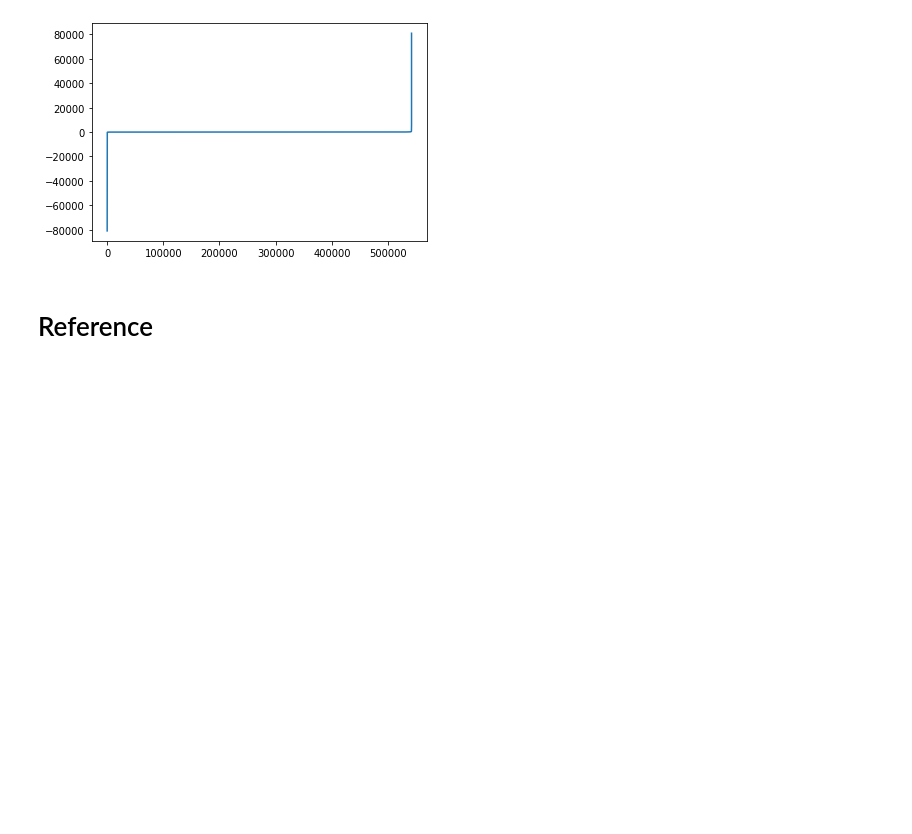
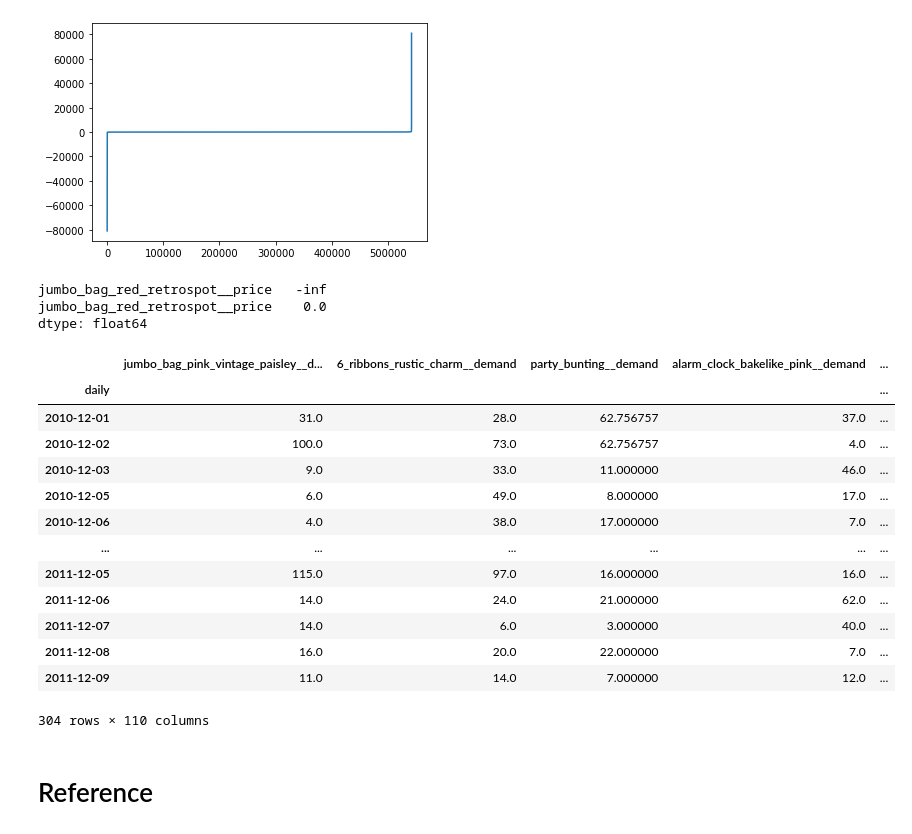
Before and after one commit to squareitall/Supply_Chain_Analytics, a Jupyter notebook: RetailPriceData.ipynb, the cells around one changed output. Cells and saved outputs as stored; diff of their text form; code cells hidden in the pictures; blank space fills up the shorter version.

```diff
--- a/RetailPriceData.ipynb
+++ b/RetailPriceData.ipynb
@@ -30,14 +56,15 @@ df.head()
 df.loc[:,'quantity']=df.loc[:,'quantity'].abs()
 df.loc[:,'unitprice']=df.loc[:,'unitprice'].apply(lambda x: max(0,x))
 
-
-grp_cols=['description','year_month']
-
+# grp_cols=['description','year_month']
+# grp_cols=['description','weekly']
+grp_cols=['description','daily']
+# grp_cols=['description','hourly']
 
 df_q=df.groupby(grp_cols)[['quantity']].sum().unstack()['quantity']
+df_q=df.groupby(['description',
+                 pd.Grouper(key='invoicedate',freq='7D')])[['quantity']].sum().unstack()['quantity']
 df_q.loc[:,'ct_q']=df_q.notna().sum(axis=1)
 
 df_q.loc[:,'sum_q']=df_q.sum(axis=1)
-
-
-df_q.sort_values(by=['ct_q','sum_q'],ascending=False) # We wil try to analyse those producst that have demand across all months
+# df_q.sort_values(by=['ct_q','sum_q'],ascending=False) # We wil try to analyse those producst that have demand across all months
@@ -353,3 +501,32 @@ pd.DataFrame({
+# %%
+xx.isna().sum()
+yy.isna().sum()
+
+# xx.describe().loc['min',:]#.max()
+pd.concat([xx['jumbo_bag_red_retrospot__price'],df_tbu['jumbo_bag_red_retrospot__price']],axis=1).min()
+# %% [output]
+jumbo_bag_red_retrospot__price   -inf
+jumbo_bag_red_retrospot__price    0.0
+dtype: float64
+# %%
+df_tbu.fillna(df_tbu.mean(),inplace=True)
+df_tbu[df_tbu>0].dropna(axis=0)
+# df_tbu
+# %% [output]
+|  | jumbo_bag_pink_vintage_paisley__d... | 6_ribbons_rustic_charm__demand | party_bunting__demand | alarm_clock_bakelike_pink__demand | ... |
+| daily |  |  |  |  | ... |
+| 2010-12-01 | 31.0 | 28.0 | 62.756757 | 37.0 | ... |
+| 2010-12-02 | 100.0 | 73.0 | 62.756757 | 4.0 | ... |
+| 2010-12-03 | 9.0 | 33.0 | 11.000000 | 46.0 | ... |
+| 2010-12-05 | 6.0 | 49.0 | 8.000000 | 17.0 | ... |
+| 2010-12-06 | 4.0 | 38.0 | 17.000000 | 7.0 | ... |
+| ... | ... | ... | ... | ... | ... |
+| 2011-12-05 | 115.0 | 97.0 | 16.000000 | 16.0 | ... |
+| 2011-12-06 | 14.0 | 24.0 | 21.000000 | 62.0 | ... |
+| 2011-12-07 | 14.0 | 6.0 | 3.000000 | 40.0 | ... |
+| 2011-12-08 | 16.0 | 20.0 | 22.000000 | 7.0 | ... |
+| 2011-12-09 | 11.0 | 14.0 | 7.000000 | 12.0 | ... |
+304 rows × 110 columns
 # %% [markdown]
 # Reference
 # %%
```
Also changed, not shown: parts of 28 cells of this notebook.
